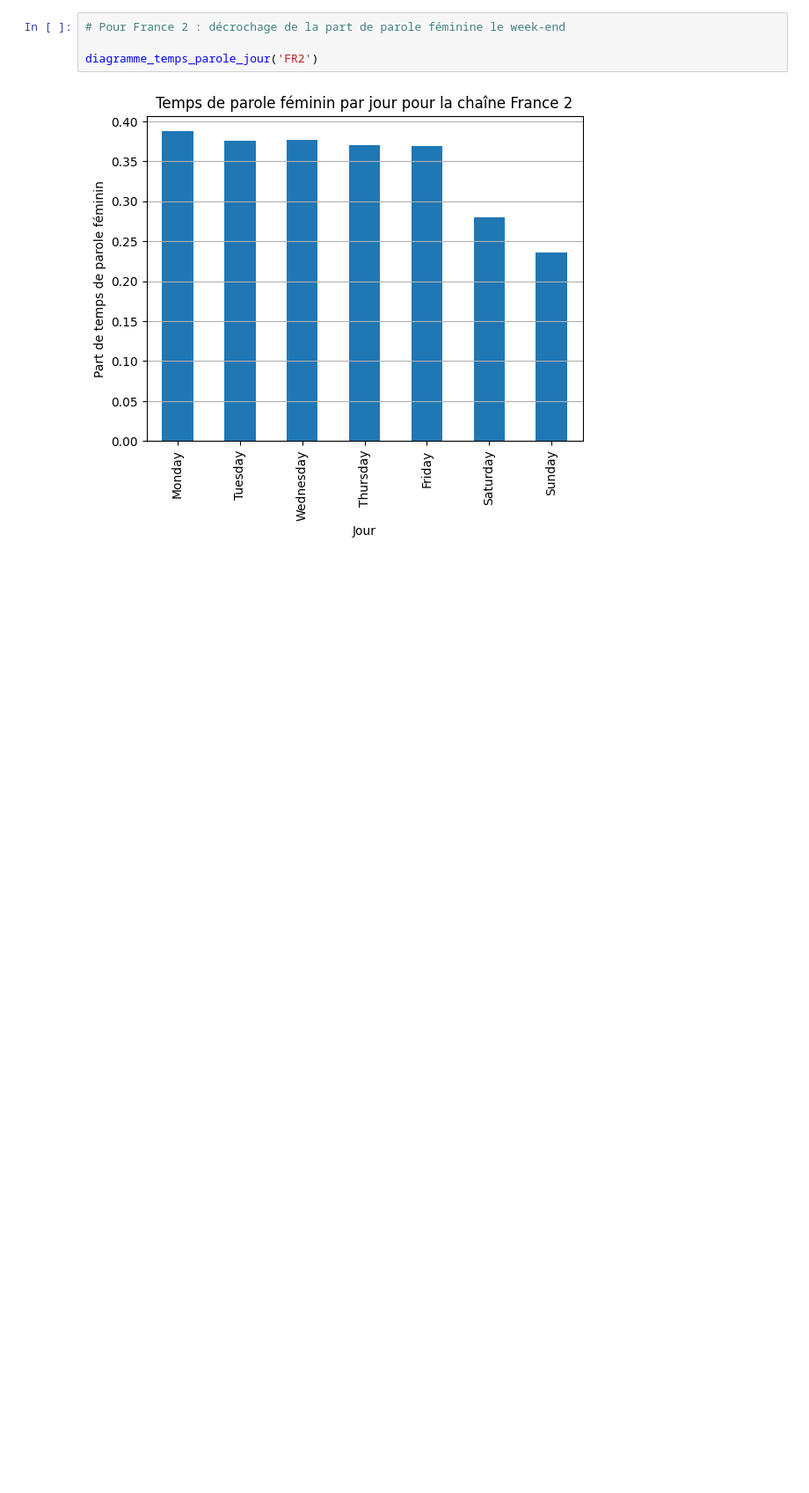
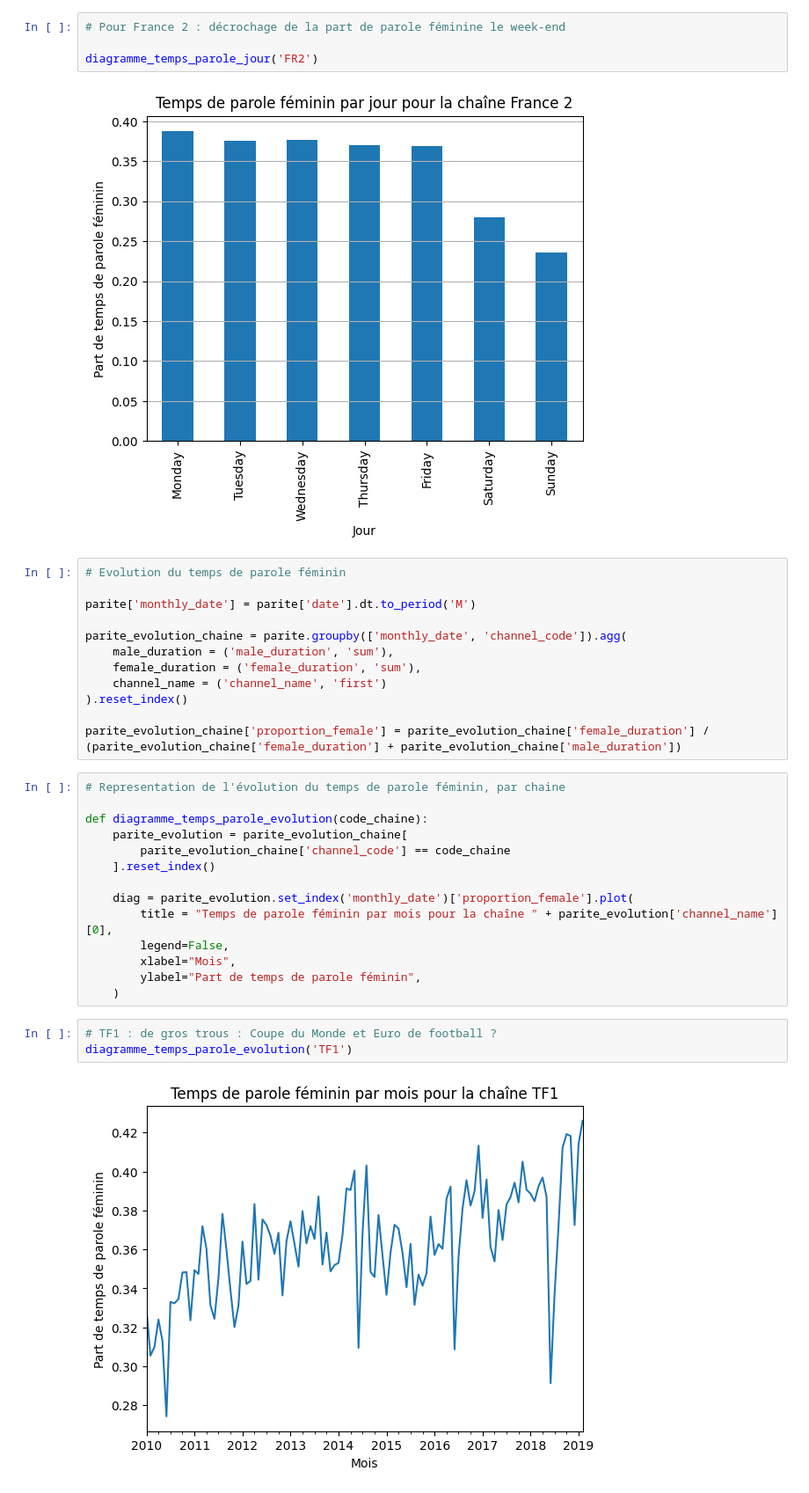
Before and after one commit to Gstrems/Projet_python_2A, a Jupyter notebook: stat_explo_parite.ipynb, the cells around one changed output. Shown at 88% size. Cells and saved outputs as stored; diff of their text form; blank space fills up the shorter version.

Commit message:
stats des parite

```diff
--- a/stat_explo_parite.ipynb
+++ b/stat_explo_parite.ipynb
@@ -94,3 +101,34 @@ diagramme_temps_parole_jour('ART')
 diagramme_temps_parole_jour('FR2')
 # %% [output]
 [figure]
+# %%
+# Evolution du temps de parole féminin
+
+parite['monthly_date'] = parite['date'].dt.to_period('M')
+
+parite_evolution_chaine = parite.groupby(['monthly_date', 'channel_code']).agg(
+    male_duration = ('male_duration', 'sum'),
+    female_duration = ('female_duration', 'sum'),
+    channel_name = ('channel_name', 'first')
+).reset_index()
+
+parite_evolution_chaine['proportion_female'] = parite_evolution_chaine['female_duration'] / (parite_evolution_chaine['female_duration'] + parite_evolution_chaine['male_duration'])
+# %%
+# Representation de l'évolution du temps de parole féminin, par chaine
+
+def diagramme_temps_parole_evolution(code_chaine):
+    parite_evolution = parite_evolution_chaine[
+        parite_evolution_chaine['channel_code'] == code_chaine
+    ].reset_index()
+
+    diag = parite_evolution.set_index('monthly_date')['proportion_female'].plot(
+        title = "Temps de parole féminin par mois pour la chaîne " + parite_evolution['channel_name'][0],
+        legend=False,
+        xlabel="Mois",
+        ylabel="Part de temps de parole féminin",
+    )
+# %%
+# TF1 : de gros trous : Coupe du Monde et Euro de football ?
+diagramme_temps_parole_evolution('TF1')
+# %% [output]
+[figure, added]
```
Also changed, not shown: parts of 7 cells of this notebook.
